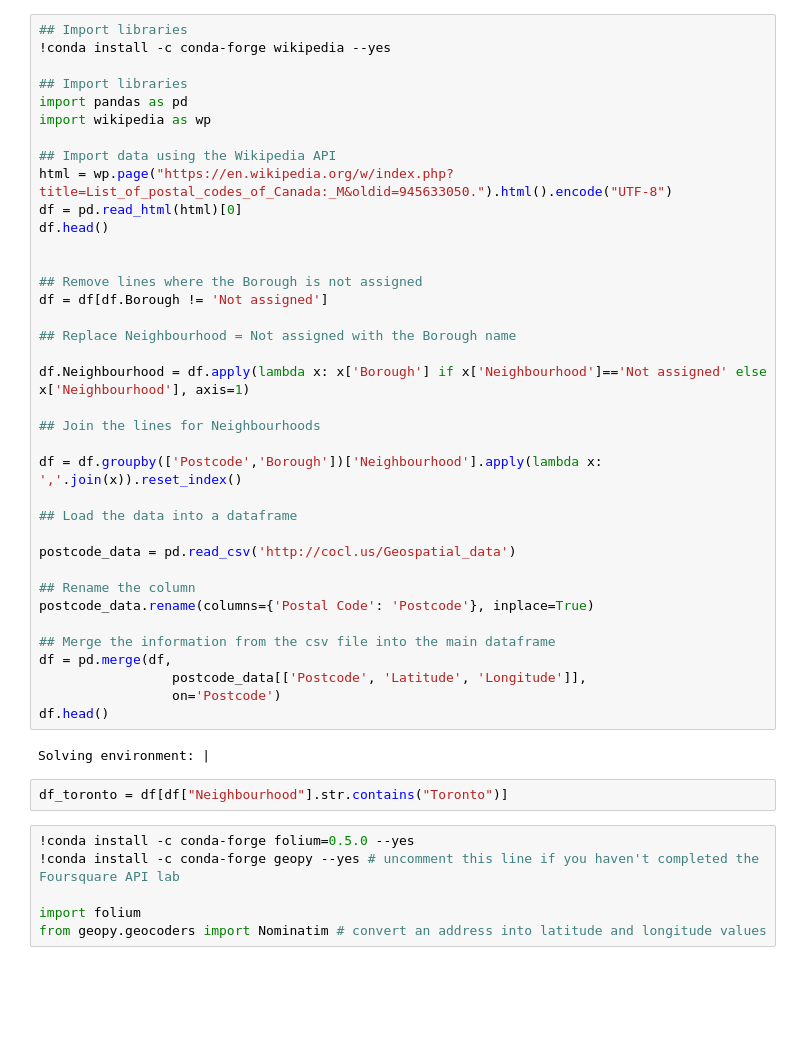
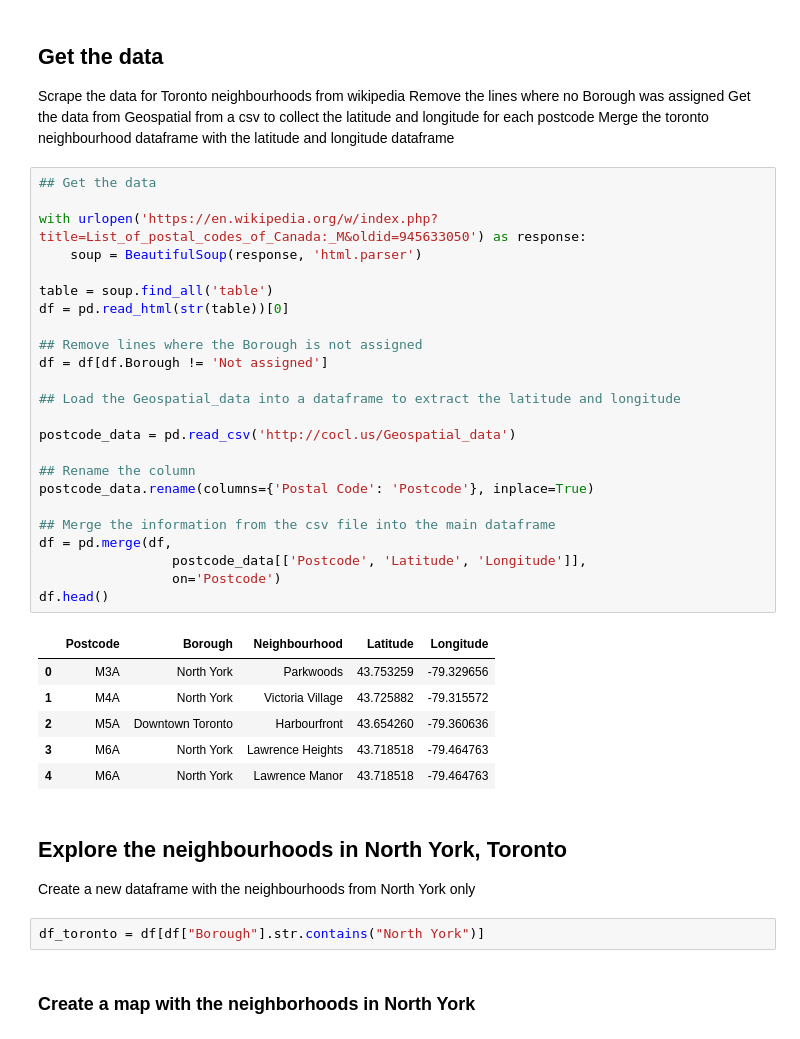
Before and after one commit to lpfpires/Applied-Data-Science-Capstone, a Jupyter notebook: Explore and cluster.ipynb, the cells around one changed output. Saved outputs shown, nothing was run; the diff lists cells and outputs as text; blank space fills up the shorter version.

```diff
--- a/Explore and cluster.ipynb
+++ b/Explore and cluster.ipynb
@@ -3,48 +64,47 @@
+# %% [markdown]
+## Get the data
+
+Scrape the data for Toronto neighbourhoods from wikipedia
+Remove the lines where no Borough was assigned
+Get the data from Geospatial from a csv to collect the latitude and longitude for each postcode
+Merge the toronto neighbourhood dataframe with the latitude and longitude dataframe
 # %%
-## Import libraries
-!conda install -c conda-forge wikipedia --yes
+## Get the data
 
-## Import libraries
-import pandas as pd
-import wikipedia as wp
+with urlopen('https://en.wikipedia.org/w/index.php?title=List_of_postal_codes_of_Canada:_M&oldid=945633050') as response:
+    soup = BeautifulSoup(response, 'html.parser')
 
-## Import data using the Wikipedia API
-html = wp.page("https://en.wikipedia.org/w/index.php?title=List_of_postal_codes_of_Canada:_M&oldid=945633050.").html().encode("UTF-8")
-df = pd.read_html(html)[0]
-df.head()
-
+table = soup.find_all('table')
+df = pd.read_html(str(table))[0]
 
 ## Remove lines where the Borough is not assigned
 df = df[df.Borough != 'Not assigned']
 
-## Replace Neighbourhood = Not assigned with the Borough name
-
-df.Neighbourhood = df.apply(lambda x: x['Borough'] if x['Neighbourhood']=='Not assigned' else x['Neighbourhood'], axis=1)
-
-## Join the lines for Neighbourhoods
-
-df = df.groupby(['Postcode','Borough'])['Neighbourhood'].apply(lambda x: ','.join(x)).reset_index()
-
-## Load the data into a dataframe
+## Load the Geospatial_data into a dataframe to extract the latitude and longitude
 
 postcode_data = pd.read_csv('http://cocl.us/Geospatial_data')
 
 ## Rename the column
 postcode_data.rename(columns={'Postal Code': 'Postcode'}, inplace=True)
 
 ## Merge the information from the csv file into the main dataframe
 df = pd.merge(df,
                  postcode_data[['Postcode', 'Latitude', 'Longitude']],
                  on='Postcode')
 df.head()
 # %% [output]
-Solving environment: |
+|  | Postcode | Borough | Neighbourhood | Latitude | Longitude |
+| 0 | M3A | North York | Parkwoods | 43.753259 | -79.329656 |
+| 1 | M4A | North York | Victoria Village | 43.725882 | -79.315572 |
+| 2 | M5A | Downtown Toronto | Harbourfront | 43.654260 | -79.360636 |
+| 3 | M6A | North York | Lawrence Heights | 43.718518 | -79.464763 |
+| 4 | M6A | North York | Lawrence Manor | 43.718518 | -79.464763 |
+# %% [markdown]
+## Explore the neighbourhoods in North York, Toronto
+
+Create a new dataframe with the neighbourhoods from North York only
 # %%
-df_toronto = df[df["Neighbourhood"].str.contains("Toronto")]
+df_toronto = df[df["Borough"].str.contains("North York")]
-# %%
-!conda install -c conda-forge folium=0.5.0 --yes
-!conda install -c conda-forge geopy --yes # uncomment this line if you haven't completed the Foursquare API lab
-
-import folium
-from geopy.geocoders import Nominatim # convert an address into latitude and longitude values
+# %% [markdown]
+### Create a map with the neighborhoods in North York
 # %%
```
Also changed, not shown: parts of 26 cells of this notebook.
